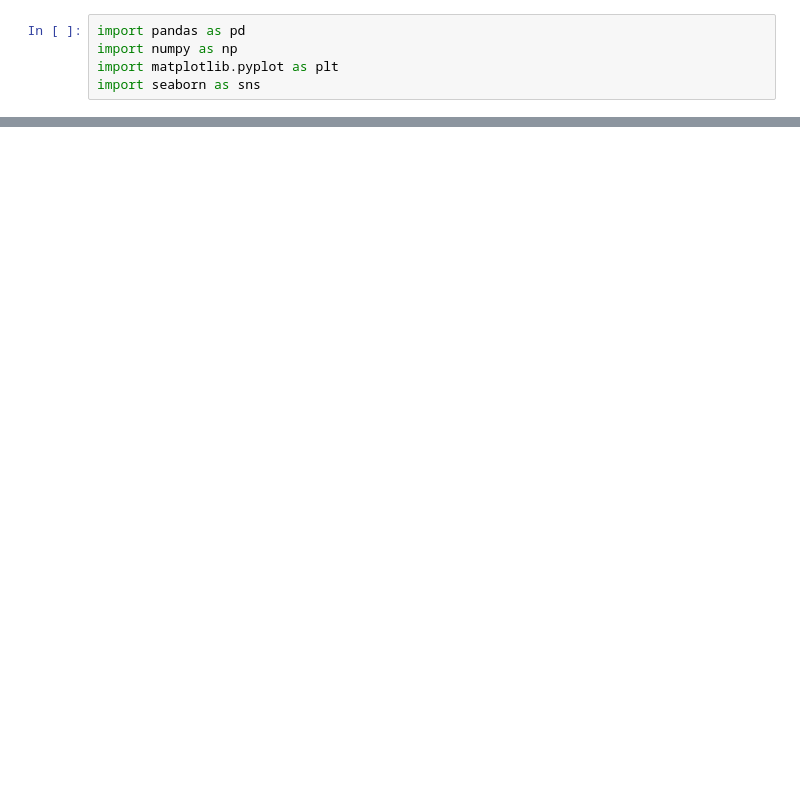
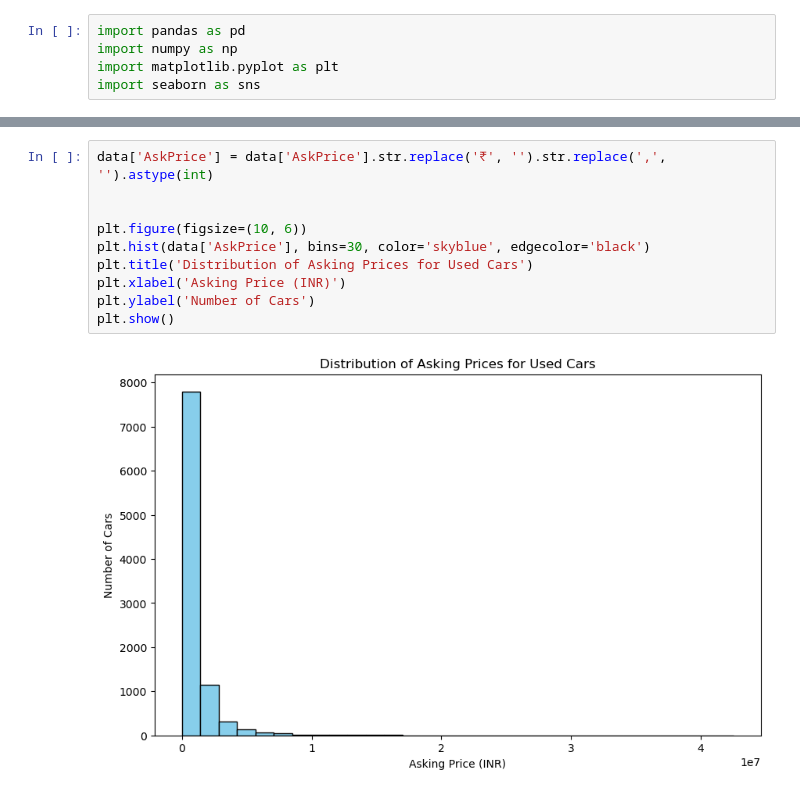
Before and after one commit to Fredrick2503/Data_analysis_using_python, a Jupyter notebook: Untitled2.ipynb, the cells around one changed output, grey strips where cells are left out. Cells and saved outputs as stored; diff of their text form; blank space fills up the shorter version.

```diff
--- a/Untitled2.ipynb
+++ b/Untitled2.ipynb
@@ -101,0 +25,12 @@ len(data.model)
+# %%
+data['AskPrice'] = data['AskPrice'].str.replace('₹', '').str.replace(',', '').astype(int)
+
+
+plt.figure(figsize=(10, 6))
+plt.hist(data['AskPrice'], bins=30, color='skyblue', edgecolor='black')
+plt.title('Distribution of Asking Prices for Used Cars')
+plt.xlabel('Asking Price (INR)')
+plt.ylabel('Number of Cars')
+plt.show()
+# %% [output]
+[figure, added]
```
Also changed, not shown: parts of 15 cells of this notebook.
